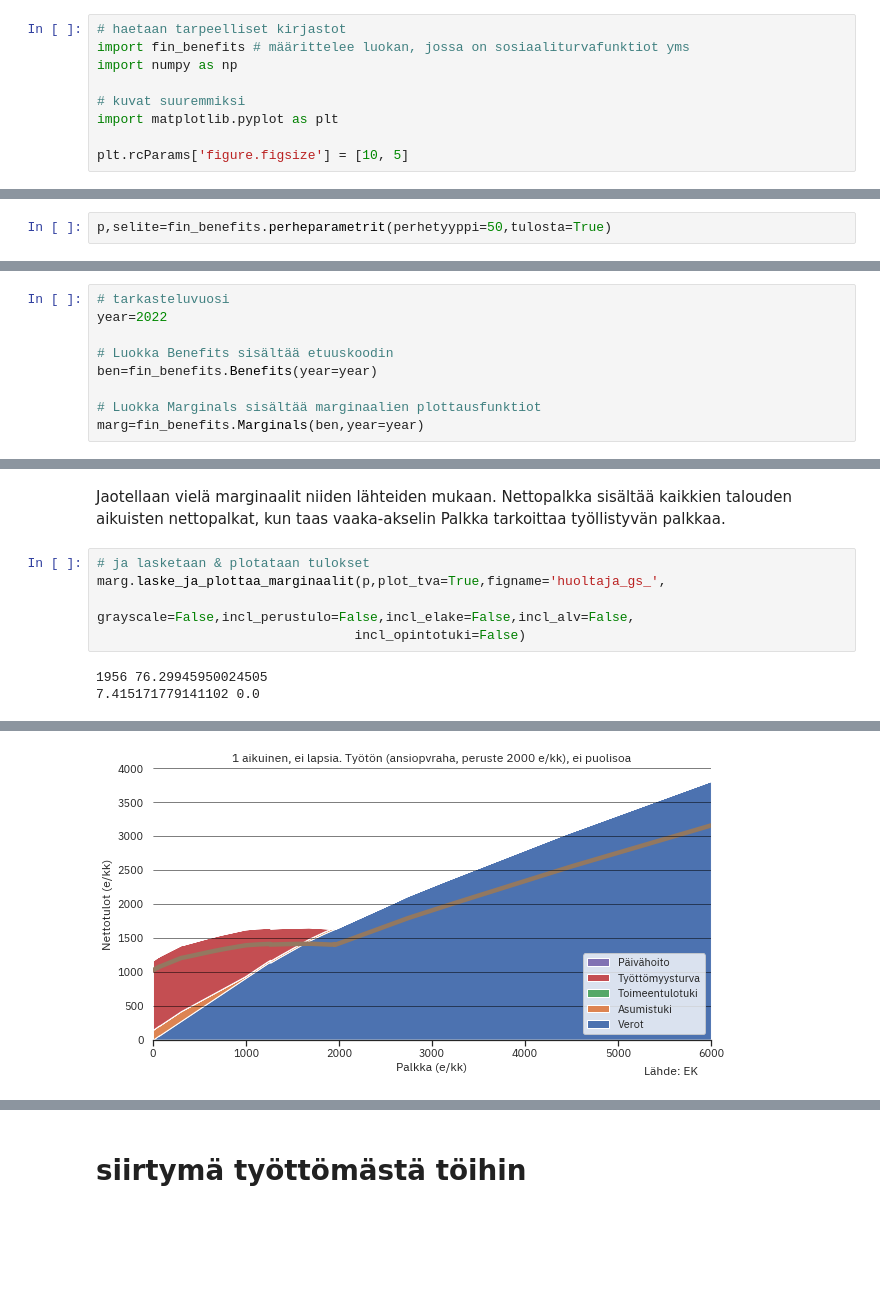
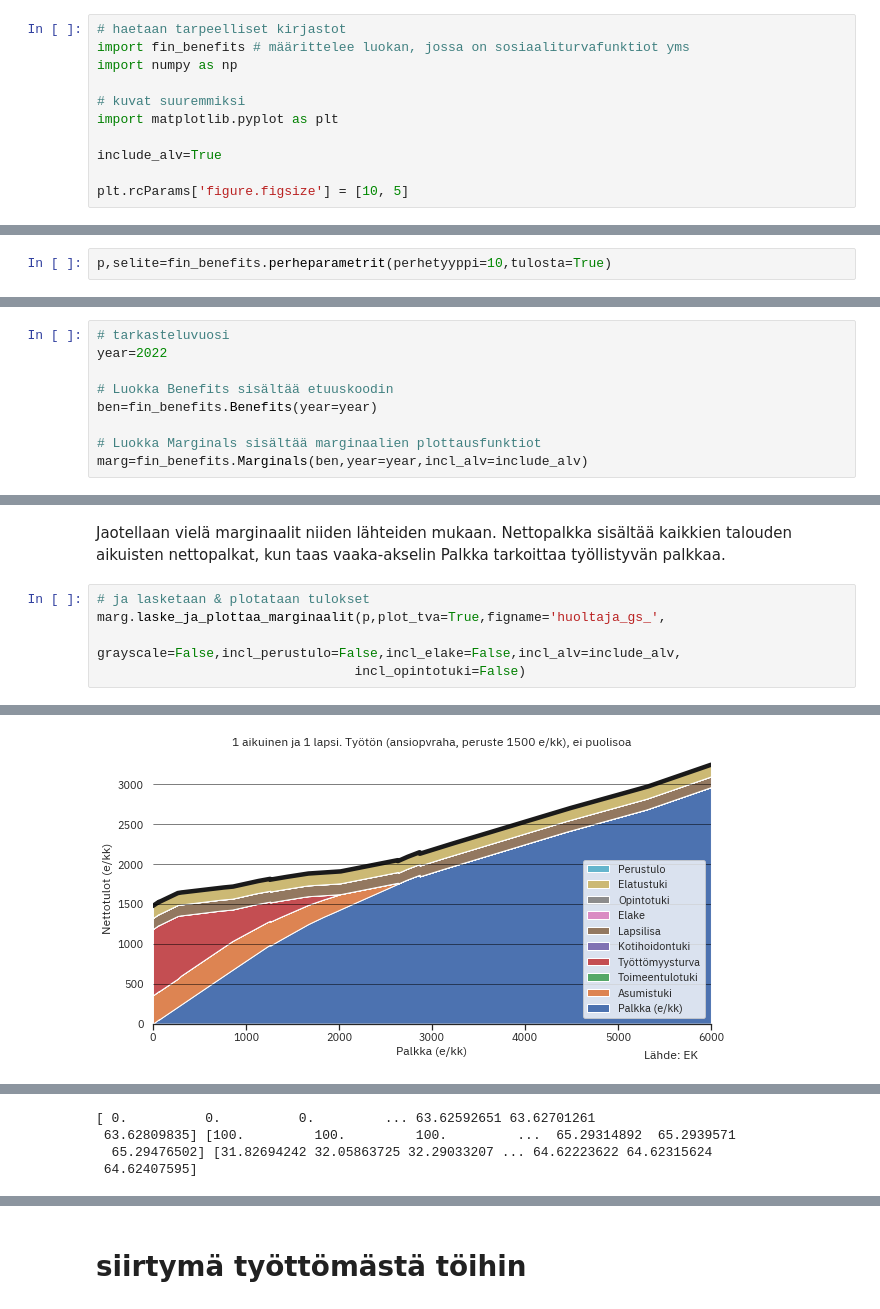
Before and after one commit to ajtanskanen/benefits, a Jupyter notebook: kannusteet 2022.ipynb, the cells around one changed output, grey strips where cells are left out. Saved outputs shown, nothing was run; the diff lists cells and outputs as text; blank space fills up the shorter version.

```diff
--- a/kannusteet 2022.ipynb
+++ b/kannusteet 2022.ipynb
@@ -31,11 +31,13 @@ import numpy as np
 # kuvat suuremmiksi
 import matplotlib.pyplot as plt
 
+include_alv=True
+
 plt.rcParams['figure.figsize'] = [10, 5]
 # %% [markdown]
 ## Tyyppitapauksia ja niiden korvausasteita
 
 Laskee työllisyysveroaste, työnteon efektiivisen marginaalivero ja käteen jäävä ansio kirjaston avulla. Valitaan ensin tyyppitapaus. Muuttuja p kertoo tarkat tiedot laskennankohteesta, selite sisältää kuvauksen siitä ja parametri tulosta kehottaa printtaamaan selite:en.
 # %%
-p,selite=fin_benefits.perheparametrit(perhetyyppi=50,tulosta=True)
+p,selite=fin_benefits.perheparametrit(perhetyyppi=10,tulosta=True)
 # %% [output]
@@ -76,7 +78,7 @@ year=2022
 ben=fin_benefits.Benefits(year=year)
 
 # Luokka Marginals sisältää marginaalien plottausfunktiot
-marg=fin_benefits.Marginals(ben,year=year)
+marg=fin_benefits.Marginals(ben,year=year,incl_alv=include_alv)
 # %% [markdown]
 Ja sitten lasketaan käteen jäävä tulo, efektiivinen marginaalivero, työllistymisveroaste ja osatyöstä kokoaikatyöhön siirtymän efektiivinen marginaalivero. Laskelmat tehdään 1 e/kk askelvälillä. Efektiivinen marginaalivero lasketaan 100 e/kk lisätulolla. Osatyöstä kokoaikatyöhön siirryttäessä palkka kaksinkertaistuu.
 # %%
@@ -93,8 +95,6 @@ Jaotellaan vielä marginaalit niiden lähteiden mukaan. Nettopalkka sisältää
 # %%
 # ja lasketaan & plotataan tulokset
 marg.laske_ja_plottaa_marginaalit(p,plot_tva=True,figname='huoltaja_gs_',
-                                 grayscale=False,incl_perustulo=False,incl_elake=False,incl_alv=False,
+                                 grayscale=False,incl_perustulo=False,incl_elake=False,incl_alv=include_alv,
                                  incl_opintotuki=False)
 # %% [output]
-1956 76.29945950024505
-7.415171779141102 0.0
@@ -102 +102 @@ marg.laske_ja_plottaa_marginaalit(p,plot_tva=True,figname='huoltaja_gs_',
-[figure, old version]
+[figure, new version]
@@ -104,0 +105,4 @@ marg.laske_ja_plottaa_marginaalit(p,plot_tva=True,figname='huoltaja_gs_',
+[ 0.          0.          0.         ... 63.62592651 63.62701261
+ 63.62809835] [100.         100.         100.         ...  65.29314892  65.2939571
+  65.29476502] [31.82694242 32.05863725 32.29033207 ... 64.62223622 64.62315624
+ 64.62407595]
```
Also changed, not shown: parts of 19 cells of this notebook, 16 other files.
